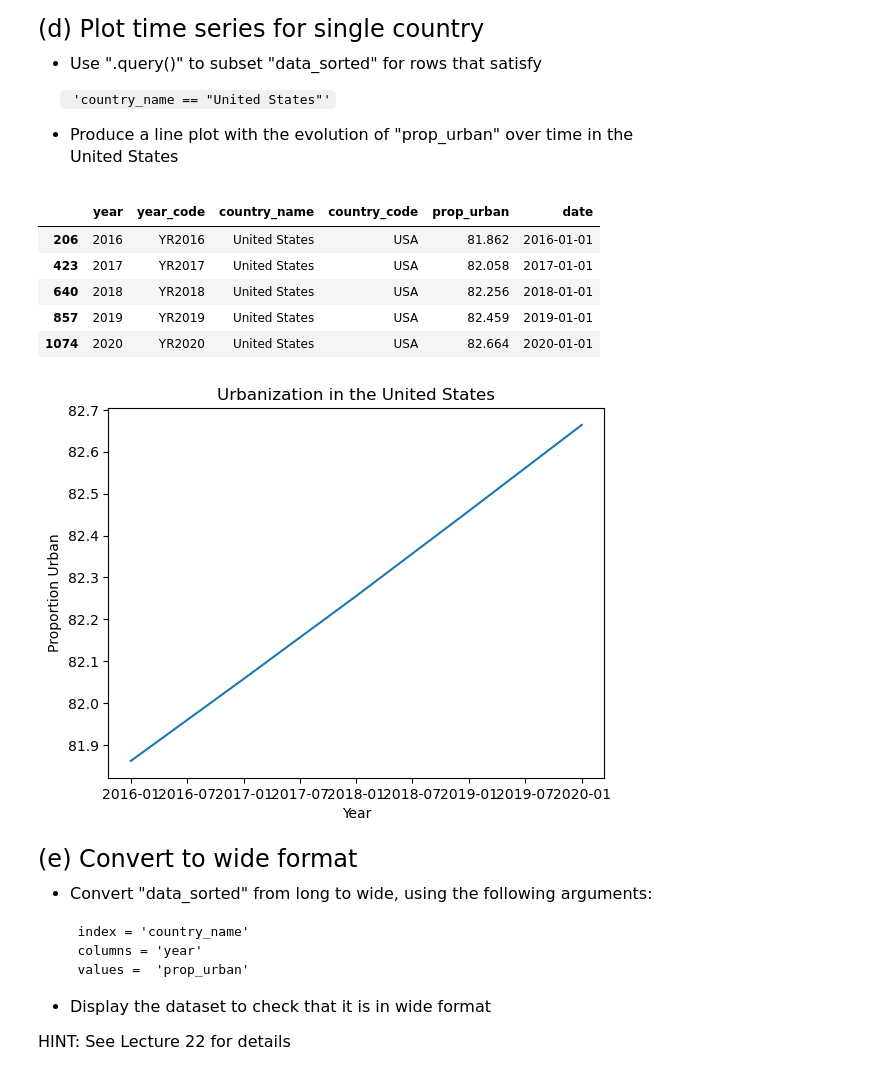
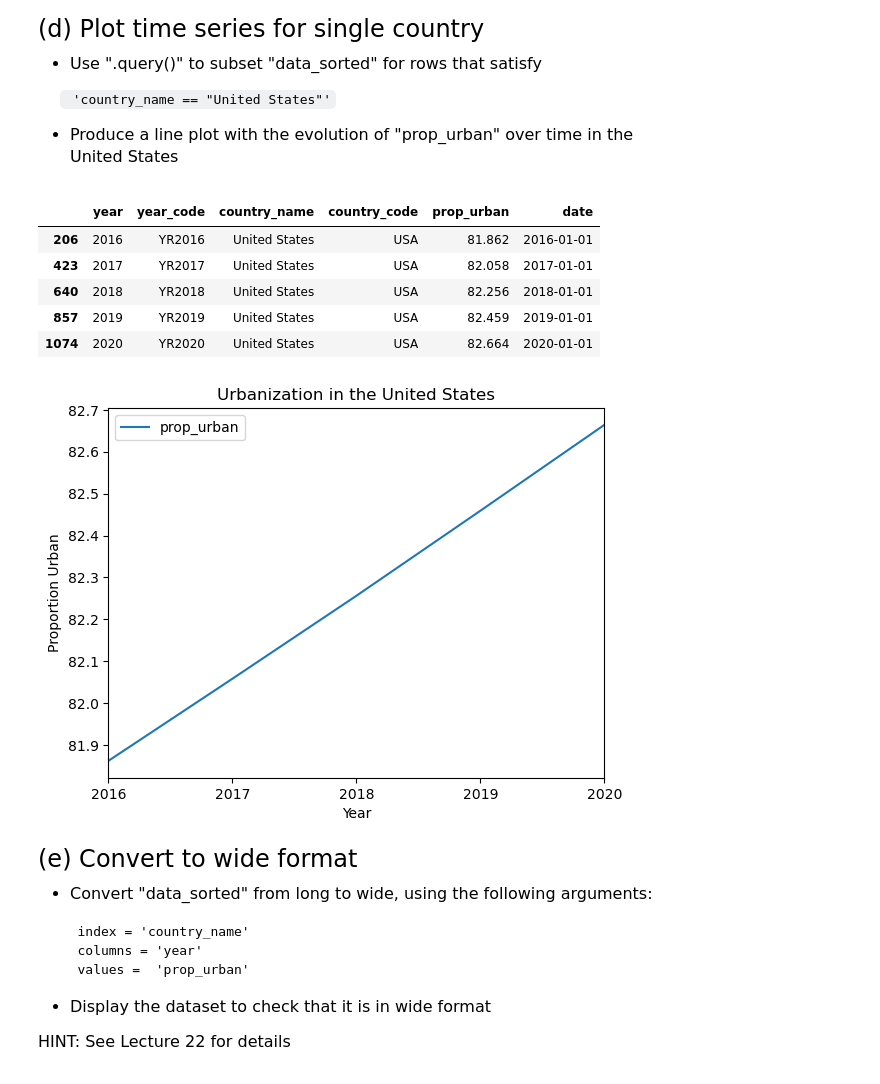
Before and after one commit to CherylllChung/Emoryqtm151-2023, a Jupyter notebook: Assignments/Assignment 10/Assignment 10.ipynb, the cells around one changed output. Drawn from its saved outputs; the diff is of its cells as text; code cells hidden in the pictures.

```diff
--- a/Assignments/Assignment 10/Assignment 10.ipynb
+++ b/Assignments/Assignment 10/Assignment 10.ipynb
@@ -146,20 +158,20 @@ United States
 # %%
 # Write your own code
 us_data = data_sorted.query('country_name == "United States"')
 display(us_data)
-plt.plot(us_data['date'], us_data['prop_urban'])
+us_data[["date","prop_urban"]].set_index("date").plot()
 plt.xlabel('Year')
 plt.ylabel('Proportion Urban')
 plt.title('Urbanization in the United States')
 plt.show()
 # %% [output]
 |  | year | year_code | country_name | country_code | prop_urban | date |
 | 206 | 2016 | YR2016 | United States | USA | 81.862 | 2016-01-01 |
 | 423 | 2017 | YR2017 | United States | USA | 82.058 | 2017-01-01 |
 | 640 | 2018 | YR2018 | United States | USA | 82.256 | 2018-01-01 |
 | 857 | 2019 | YR2019 | United States | USA | 82.459 | 2019-01-01 |
 | 1074 | 2020 | YR2020 | United States | USA | 82.664 | 2020-01-01 |
-[figure, old version]
+[figure, new version]
 # %% [markdown]
 <font size = "5">
 
```
Also changed, not shown: parts of 2 cells of this notebook, 1 other file.
